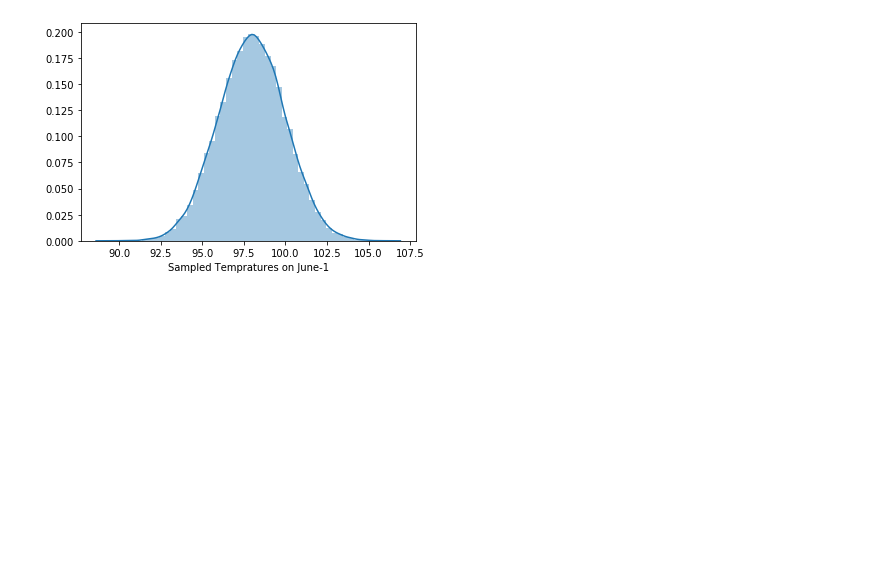
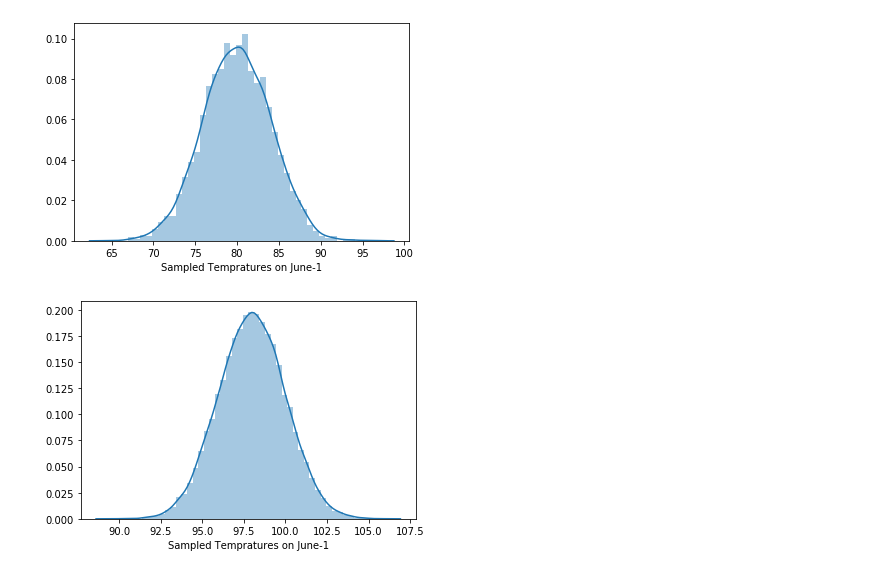
Before and after one commit to mmbaba91/dc-ds-08-26-19, a Jupyter notebook: module-3/normal_distributions/normal_distributions.ipynb, the cells around one changed output. Cells and saved outputs as stored; diff of their text form; code cells hidden in the pictures; blank space fills up the shorter version.

```diff
--- a/module-3/normal_distributions/normal_distributions.ipynb
+++ b/module-3/normal_distributions/normal_distributions.ipynb
@@ -31,13 +31,17 @@ Even though the IQ level is not actually recorded as a continuous variable, you'
 # %%
 ## NYC weather on June - 1 with python
 ## Here we will use numpy to generate the sample
 
 import numpy as np
 
 import seaborn as sns
 
+%matplotlib inline
+
 np.random.seed(1905)
 
-nyc_temp =np.random.normal(loc = 98, scale = 2, size =365 * 10)
+nyc_temp =np.random.normal(loc = 80, scale = 4, size =365 * 10)
 
 sns.distplot(nyc_temp, axlabel = 'Sampled Tempratures on June-1', );
+# %% [output]
+[figure, added]
```
Also changed, not shown: parts of 1 cell of this notebook, 6 other files.
